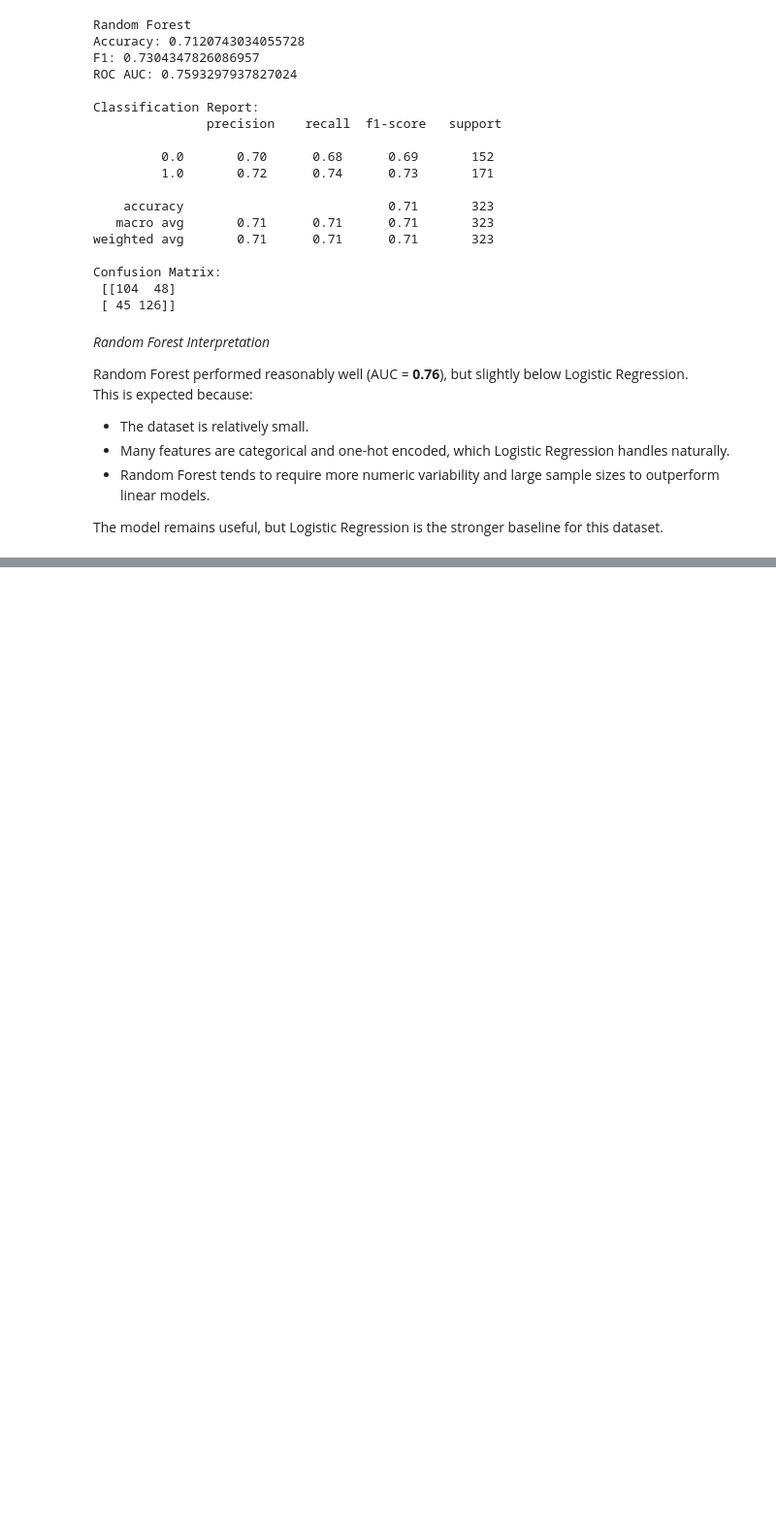
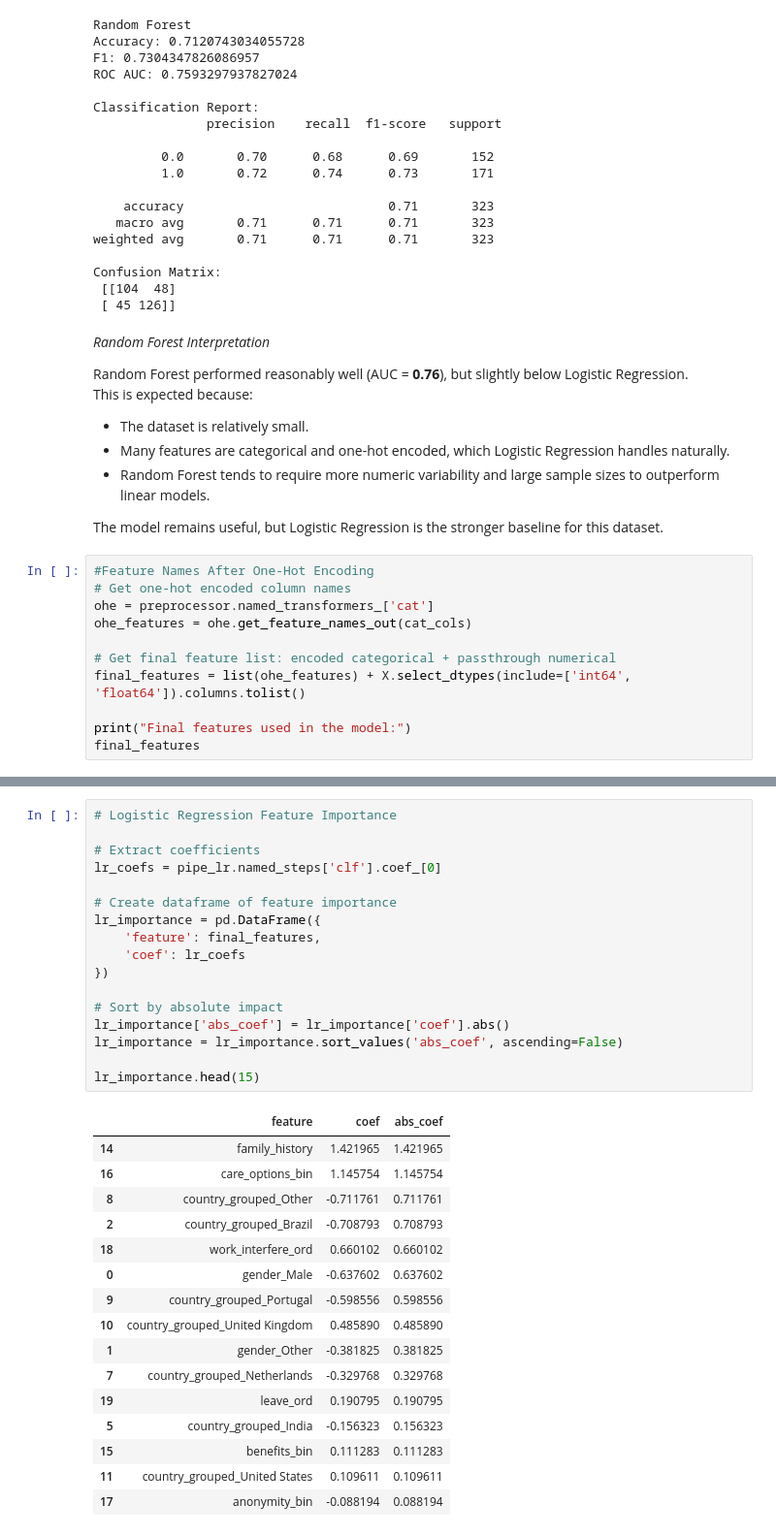
Before and after one commit to DonnahM/Mental-health-insights-tech, a Jupyter notebook: Mental Health Treatment Insights and Prediction.ipynb, the cells around one changed output, grey strips where cells are left out. Shown at 97% size. Drawn from its saved outputs; the diff is of its cells as text; blank space fills up the shorter version.

```diff
--- a/Mental Health Treatment Insights and Prediction.ipynb
+++ b/Mental Health Treatment Insights and Prediction.ipynb
@@ -1181,3 +1181,14 @@ This is expected because:
 - Random Forest tends to require more numeric variability and large sample sizes to outperform linear models.
 
 The model remains useful, but Logistic Regression is the stronger baseline for this dataset.
+# %%
+#Feature Names After One-Hot Encoding
+# Get one-hot encoded column names
+ohe = preprocessor.named_transformers_['cat']
+ohe_features = ohe.get_feature_names_out(cat_cols)
+
+# Get final feature list: encoded categorical + passthrough numerical
+final_features = list(ohe_features) + X.select_dtypes(include=['int64', 'float64']).columns.tolist()
+
+print("Final features used in the model:")
+final_features
@@ -1183,0 +1217,34 @@ The model remains useful, but Logistic Regression is the stronger baseline for t
+# %%
+# Logistic Regression Feature Importance
+
+# Extract coefficients
+lr_coefs = pipe_lr.named_steps['clf'].coef_[0]
+
+# Create dataframe of feature importance
+lr_importance = pd.DataFrame({
+    'feature': final_features,
+    'coef': lr_coefs
+})
+
+# Sort by absolute impact
+lr_importance['abs_coef'] = lr_importance['coef'].abs()
+lr_importance = lr_importance.sort_values('abs_coef', ascending=False)
+
+lr_importance.head(15)
+# %% [output]
+|  | feature | coef | abs_coef |
+| 14 | family_history | 1.421965 | 1.421965 |
+| 16 | care_options_bin | 1.145754 | 1.145754 |
+| 8 | country_grouped_Other | -0.711761 | 0.711761 |
+| 2 | country_grouped_Brazil | -0.708793 | 0.708793 |
+| 18 | work_interfere_ord | 0.660102 | 0.660102 |
+| 0 | gender_Male | -0.637602 | 0.637602 |
+| 9 | country_grouped_Portugal | -0.598556 | 0.598556 |
+| 10 | country_grouped_United Kingdom | 0.485890 | 0.485890 |
+| 1 | gender_Other | -0.381825 | 0.381825 |
+| 7 | country_grouped_Netherlands | -0.329768 | 0.329768 |
+| 19 | leave_ord | 0.190795 | 0.190795 |
+| 5 | country_grouped_India | -0.156323 | 0.156323 |
+| 15 | benefits_bin | 0.111283 | 0.111283 |
+| 11 | country_grouped_United States | 0.109611 | 0.109611 |
+| 17 | anonymity_bin | -0.088194 | 0.088194 |
```
Also changed, not shown: parts of 10 cells of this notebook.
